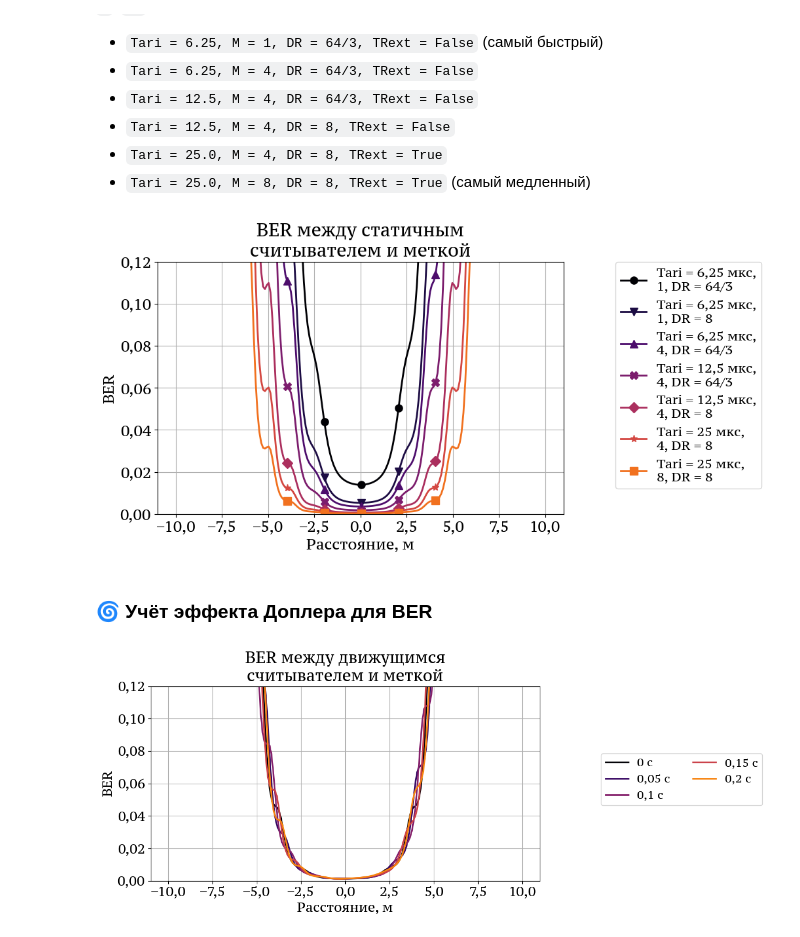
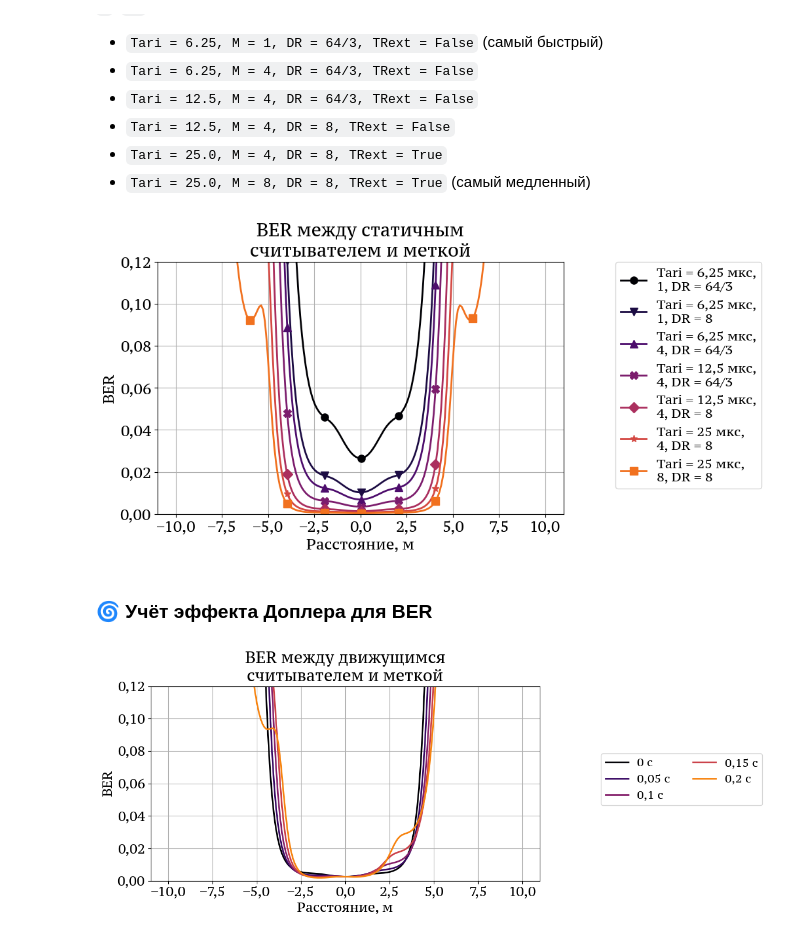
Before and after one commit to VilmenAbramian/simulation, a Jupyter notebook: pysim/experiments/channel.ipynb, the cells around one changed output. Saved outputs shown, nothing was run; the diff lists cells and outputs as text; code cells hidden in the pictures.

```diff
--- a/pysim/experiments/channel.ipynb
+++ b/pysim/experiments/channel.ipynb
@@ -82,9 +78,9 @@ RADIATION_PATTERN
 ### 📶 Параметры RFID считывателя
 # %%
 DEFAULT_SPEED = default_params.speed # Километры в час
-READER_POS = np.array((5, 0, 5)) # Координаты (x, y, z)
+READER_POS = np.array((default_params.reader_offset, 0, default_params.altitude)) # Координаты (x, y, z)
 READER_ANTENNA_DIRECTION = inner_params.geometry_params.reader_antenna_direction
-READER_POLARIZATION = CIRCULAR_POLARIZATION                        # Поляризация антенны
+READER_POLARIZATION = inner_params.channel_params.reader_default_polarization
 READER_GAIN = inner_params.energy_params.reader_antenna_gain       # dBi
 READER_CABLE_LOSS = inner_params.energy_params.reader_cable_loss   # dB
 READER_NOISE = inner_params.energy_params.reader_noise             # dBm
@@ -98,9 +94,9 @@ TRCAL_MUL = inner_params.reader_params.trcal_rtcal_mul
 # %% [markdown]
 ### 🏷️ Параметры RFID метки
 # %%
-TAG_POS = np.array((5.0, 0, 0)) # Координаты (x, y, z)
+TAG_POS = np.array((default_params.tag_offset, 0, inner_params.tag_params.tag_altitude)) # Координаты (x, y, z)
 TAG_ANTENNA_DIRECTION = inner_params.geometry_params.tag_antenna_direction
-TAG_POLARIZATION = HORIZONTAL_POLARIZATION                             # Поляризация антенны
+TAG_POLARIZATION = inner_params.channel_params.tag_default_polarization
 TAG_SENSITIVITY = inner_params.energy_params.tag_sensitivity           # dBm
 TAG_GAIN = inner_params.energy_params.tag_antenna_gain                 # dBi
 TAG_BACKSCATTER_LOSS = inner_params.energy_params.tag_modulation_loss  # dB
@@ -459,17 +415,6 @@ $$
 Это происходит из-за различий в поляризации (считыватели часто используют круговую, а метки — линейную), а также из-за коэффициента отражения (в текущем случае - от стены).
 
 > ‼️ Так как в коде все вычисления мощности делаются для дециБелл милливат (dBm), то во всех формулах умножение заменяется сложением.
-# %%
-def get_tag_rx(y: float, speed: float, t: float, power: float = READER_TX_POWER) -> float:
-    """
-    Вычислить мощность сигнала, принятого меткой (в dBm).
-
-    Скорость должна быть в км/ч
-    """
-    path_loss = get_pathloss(y, READER_POLARIZATION, speed, t)
-    pol_loss = 0 if READER_POLARIZATION == TAG_POLARIZATION else -3.0
-    gain = READER_GAIN + TAG_GAIN
-    return power + path_loss + pol_loss + gain + READER_CABLE_LOSS
 # %%
 def get_tag_tx(power: float) -> float:
     """Вычислить мощность сигнала, отраженного меткой (в dBm)."""
@@ -482,7 +427,7 @@ def get_reader_rx(y: float, speed: float, t: float, power: float) -> float:
     Скорость должна быть в км/ч
     """
     path_loss = get_pathloss(y, TAG_POLARIZATION, speed, t)
-    pol_loss = 0 if READER_POLARIZATION == TAG_POLARIZATION else -3.0
+    pol_loss = 0 if READER_POLARIZATION == TAG_POLARIZATION else inner_params.energy_params.polarization_loss
     gain = READER_GAIN + TAG_GAIN
     return power + path_loss + pol_loss + gain + READER_CABLE_LOSS
 # %% [markdown]
@@ -739,7 +689,9 @@ def plot_ber(
     """
     # Задание областей моделирования
     ox_axis = np.linspace(MINIMUM_DISTANCE+D_SHIFT, MAXIMUM_DISTANCE-D_SHIFT, GRID_STEP)
-    tag_accepted_power = [get_tag_rx(x, speed=0, t=0) for x in ox_axis]
+    tag_accepted_power = [get_tag_rx(
+        x, speed=0, t=0, reader_pol=READER_POLARIZATION, tag_pol=TAG_POLARIZATION
+    ) for x in ox_axis]
     tag_radiated_power = [get_tag_tx(power) for power in tag_accepted_power]
     reader_accepted_power = [get_reader_rx(x, speed=0, t=0, power=tag_power)
                              for (x, tag_power) in zip(ox_axis, tag_radiated_power)]
@@ -749,34 +701,34 @@ def plot_ber(
         # Получение результатов
         tari = tari_us * 1e-6
         trcal = epc.get_trcal(tari)
         m_tag_value = m.value[1] # пример m.value: ('10', 4, 'M4')
         snr_on_reader = [get_snr(power, m_tag_value, trcal, False, dr) for power in reader_accepted_power]
         ber_on_reader = [channel.ber(snr) for snr in snr_on_reader]
 
         # Построение кривых
         props = {
             'marker': SERIES_MARKERS[i],
             'color': SERIES_COLORS[i],
             'markevery': GraphConsts.MARKEVERY,
             'label': (f'Tari = {tari_us:n} мкс,\n'
                       f'{m_tag_value}, DR = {str(dr)}')
         }
         ax.plot(ox_axis, ber_on_reader, **props)
 
     # Оформление графика
     ax.set_title('BER между статичным\nсчитывателем и меткой')
     ax.set_xlabel('Расстояние, м')
     ax.set_ylabel('BER')
     ax.set_ylim((0, 0.12)) # Выше строить нет смысла
     ax.grid()
     fig.legend(loc='center right', bbox_to_anchor=(1.29, 0.533))
 
     if save_fig:
         savefig(name=image_name, directory=DIRECTORY)
 
 plot_ber(save_fig=SAVE_FIG)
 # %% [output]
-[figure, old version]
+[figure, new version]
 # %% [markdown]
 ### 🌀 Учёт эффекта Доплера для BER
 # %%
@@ -805,7 +757,9 @@ def plot_ber_doppler(
 
     for i, t in enumerate(time_points):
         # Получение результатов
-        tag_accepted_power = [get_tag_rx(x, speed=DEFAULT_SPEED, t=t) for x in ox_axis]
+        tag_accepted_power = [get_tag_rx(
+            x, speed=DEFAULT_SPEED, t=t, reader_pol=READER_POLARIZATION, tag_pol=TAG_POLARIZATION
+        ) for x in ox_axis]
         tag_tx = [get_tag_tx(rx) for rx in tag_accepted_power]
         reader_accepted_power = [get_reader_rx(x, speed=DEFAULT_SPEED, t=t, power=power) for (x, power) in zip(ox_axis, tag_tx)]
         snr_on_reader = [get_snr(power, m_tag_value, trcal, False) for power in reader_accepted_power]
@@ -831,4 +785,4 @@ def plot_ber_doppler(
 
 plot_ber_doppler(save_fig=SAVE_FIG)
 # %% [output]
-[figure, old version]
+[figure, new version]
```
Also changed, not shown: parts of 8 cells of this notebook, 9 other files.
